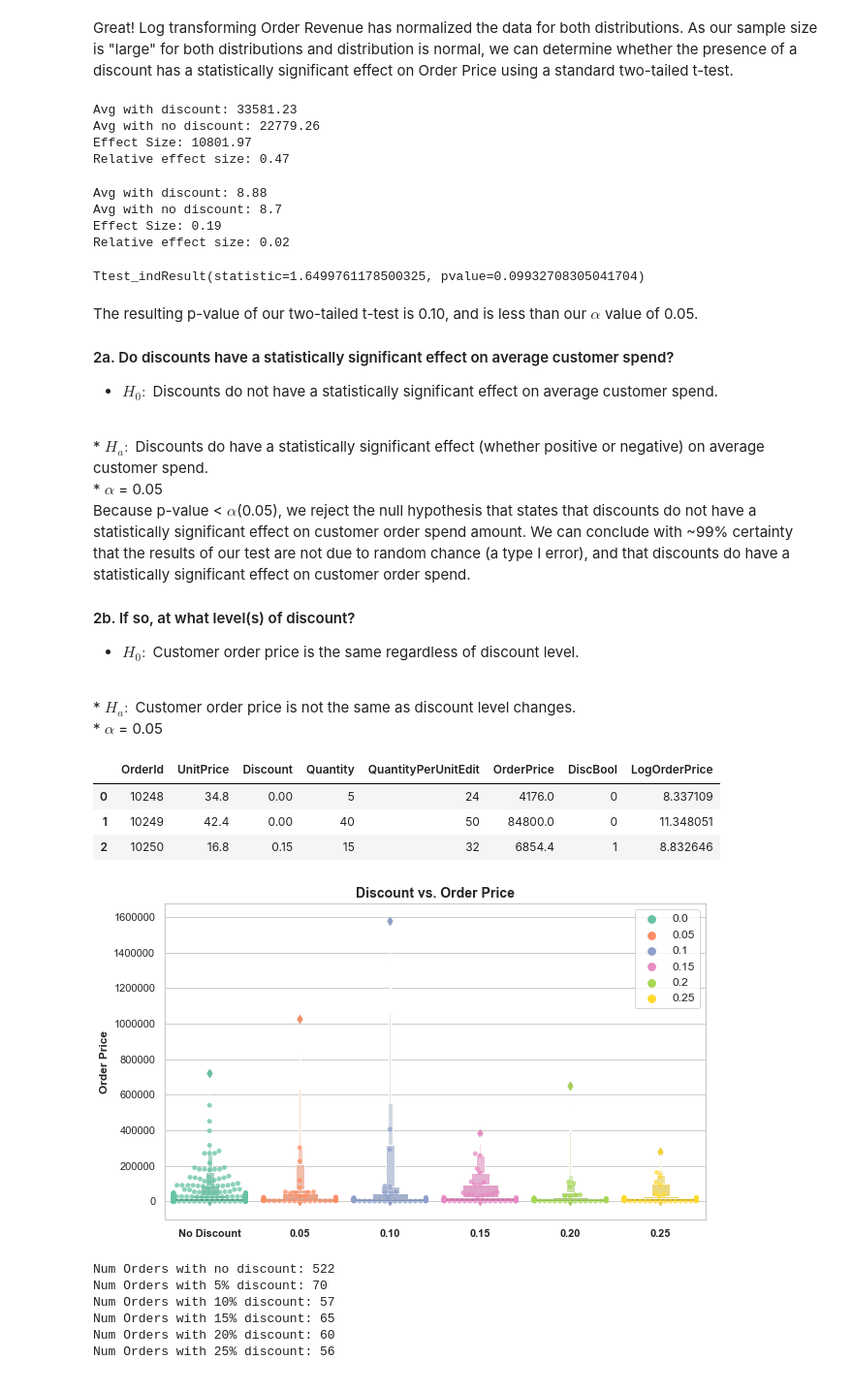
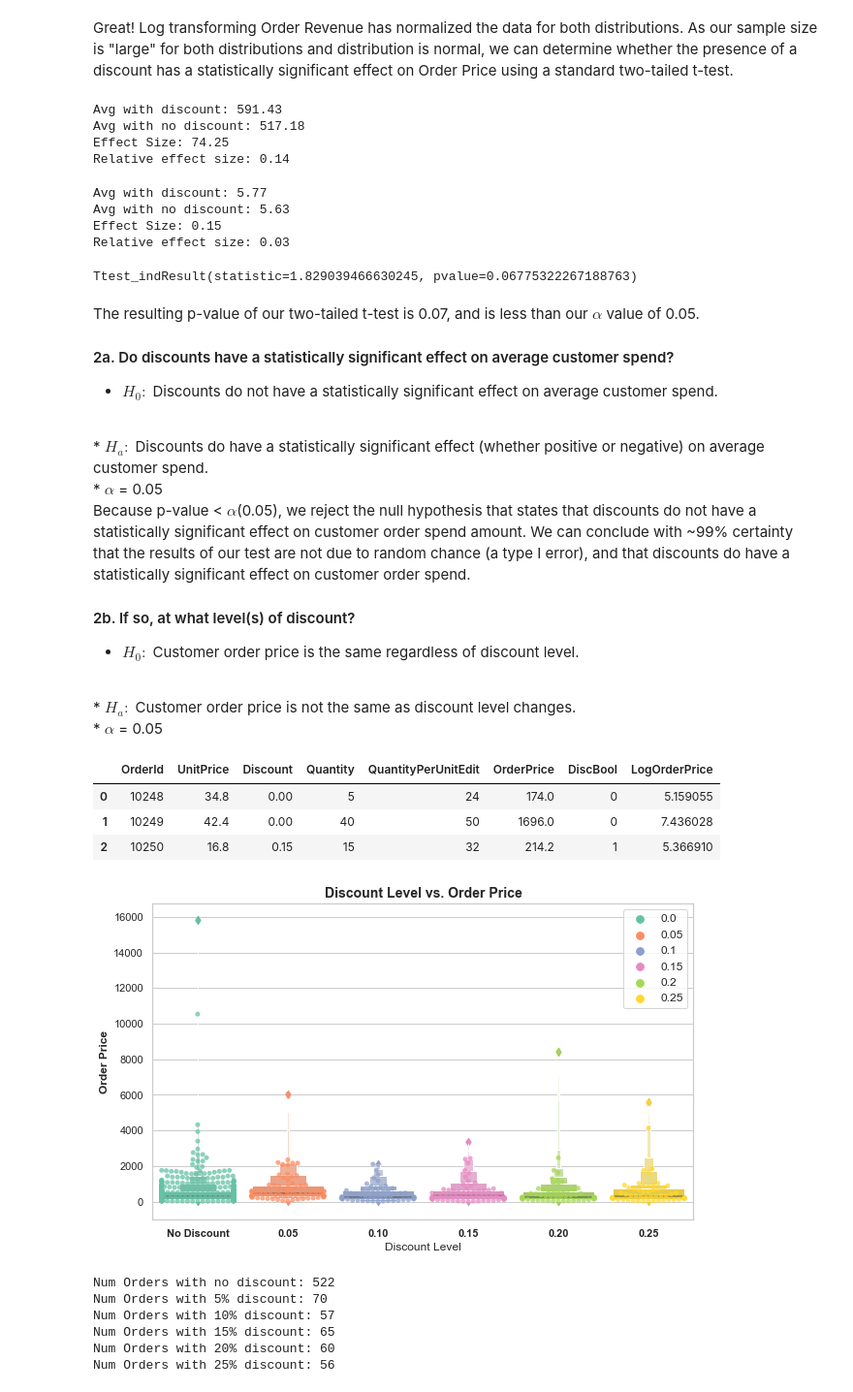
Before and after one commit to pawoody/dsc-2-final-project-online-ds-ft-041519, a Jupyter notebook: Mod 2 Project.ipynb, the cells around one changed output. Shown at 97% size. Drawn from its saved outputs; the diff is of its cells as text; code cells hidden in the pictures.

```diff
--- a/Mod 2 Project.ipynb
+++ b/Mod 2 Project.ipynb
@@ -1371,17 +1332,17 @@ df_discount_spend.head(3)
 discount_list = df_discount_spend.Discount
 unitprice_list = df_discount_spend.UnitPrice
 quantity_list = df_discount_spend.Quantity
-quantity_per_unit_list = df_discount_spend.QuantityPerUnitEdit
+#quantity_per_unit_list = df_discount_spend.QuantityPerUnitEdit
 
-def order_cost_calc(discount_list, unitprice_list, quantity_list, quantity_per_unit_list, new_list=[]):
+def order_cost_calc(discount_list, unitprice_list, quantity_list, new_list=[]):
     for i in range(len(discount_list)):
         if discount_list[i] == 0:
-            new_list.append((unitprice_list[i] * quantity_per_unit_list[i] * quantity_list[i]))
+            new_list.append((unitprice_list[i] * quantity_list[i]))
         else:
-            new_list.append((unitprice_list[i] * quantity_list[i] * (1-discount_list[i]) * quantity_per_unit_list[i]))
+            new_list.append(unitprice_list[i] * quantity_list[i] * (1-discount_list[i]))
     return new_list
 # %%
 # Making sure discounts are applied where applicable:
-OrderPrice = order_cost_calc(discount_list, unitprice_list, quantity_list, quantity_per_unit_list)
+OrderPrice = order_cost_calc(discount_list, unitprice_list, quantity_list, new_list=[])
 print(OrderPrice[:5]) # Value of OrderPrice[3] confirms correct application of discount.
 # %% [output]
@@ -1647,26 +1632,26 @@ a = df_log_discount_spend_disc.OrderPrice.mean()
 b = df_log_discount_spend_nodisc.OrderPrice.mean()
 results_printer(a,b)
 # %% [output]
-Avg with discount: 33581.23
-Avg with no discount: 22779.26
-Effect Size: 10801.97
-Relative effect size: 0.47
+Avg with discount: 591.43
+Avg with no discount: 517.18
+Effect Size: 74.25
+Relative effect size: 0.14
 # %%
 a = df_log_discount_spend_disc.LogOrderPrice.mean()
 b = df_log_discount_spend_nodisc.LogOrderPrice.mean()
 results_printer(a,b)
 # %% [output]
-Avg with discount: 8.88
-Avg with no discount: 8.7
-Effect Size: 0.19
-Relative effect size: 0.02
+Avg with discount: 5.77
+Avg with no discount: 5.63
+Effect Size: 0.15
+Relative effect size: 0.03
 # %%
 # Using a two-tailed t-test to compare distributions above:
 stats.ttest_ind(df_log_discount_spend_disc.LogOrderPrice, df_log_discount_spend_nodisc.LogOrderPrice)
 # %% [output]
-Ttest_indResult(statistic=1.6499761178500325, pvalue=0.09932708305041704)
+Ttest_indResult(statistic=1.829039466630245, pvalue=0.06775322267188763)
 # %% [markdown]
-The resulting p-value of our two-tailed t-test is 0.10, and is less than our $\alpha$ value of 0.05.
+The resulting p-value of our two-tailed t-test is 0.07, and is less than our $\alpha$ value of 0.05.
 
 #### 2a. Do discounts have a statistically significant effect on average customer spend?
 * $H_{0}:$ Discounts do not have a statistically significant effect on average customer spend.
@@ -1687,23 +1672,23 @@ Because p-value <  $\alpha$(0.05), we reject the null hypothesis that states tha
 df_log_discount_spend.head(3)
 # %% [output]
 |  | OrderId | UnitPrice | Discount | Quantity | QuantityPerUnitEdit | OrderPrice | DiscBool | LogOrderPrice |
-| 0 | 10248 | 34.8 | 0.00 | 5 | 24 | 4176.0 | 0 | 8.337109 |
-| 1 | 10249 | 42.4 | 0.00 | 40 | 50 | 84800.0 | 0 | 11.348051 |
-| 2 | 10250 | 16.8 | 0.15 | 15 | 32 | 6854.4 | 1 | 8.832646 |
+| 0 | 10248 | 34.8 | 0.00 | 5 | 24 | 174.0 | 0 | 5.159055 |
+| 1 | 10249 | 42.4 | 0.00 | 40 | 50 | 1696.0 | 0 | 7.436028 |
+| 2 | 10250 | 16.8 | 0.15 | 15 | 32 | 214.2 | 1 | 5.366910 |
 # %%
 sns.set_style('whitegrid')
 fig, ax = plt.subplots(figsize=(10,6))
 
 ax = sns.boxenplot(data=df_log_discount_spend, x=df_discount_spend.Discount, y=df_discount_spend.OrderPrice, palette='Set2')
 ax = sns.swarmplot(data=df_log_discount_spend, x=df_discount_spend.Discount, y=df_discount_spend.OrderPrice, hue=df_discount_spend.Discount, palette='Set2', alpha=.75)
 
-ax.set_title('Discount vs. Order Price', fontsize=14, fontweight='bold')
+ax.set_title('Discount Level vs. Order Price', fontsize=14, fontweight='bold')
 ax.set_ylabel('Order Price', fontweight='semibold')
-ax.set_xlabel('')
+ax.set_xlabel('Discount Level')
 ax.set_xticklabels(['No Discount', '0.05', '0.10', '0.15', '0.20', '0.25'], fontweight='semibold')
 ax.legend(loc=1, fontsize='medium');
 # %% [output]
-[figure, old version]
+[figure, new version]
 # %%
 # Creating New DataFrames for varying discount level:
 df_log_ds_nodisc = df_log_discount_spend[df_log_discount_spend.Discount.isin([0])]
```
Also changed, not shown: parts of 167 cells of this notebook.
